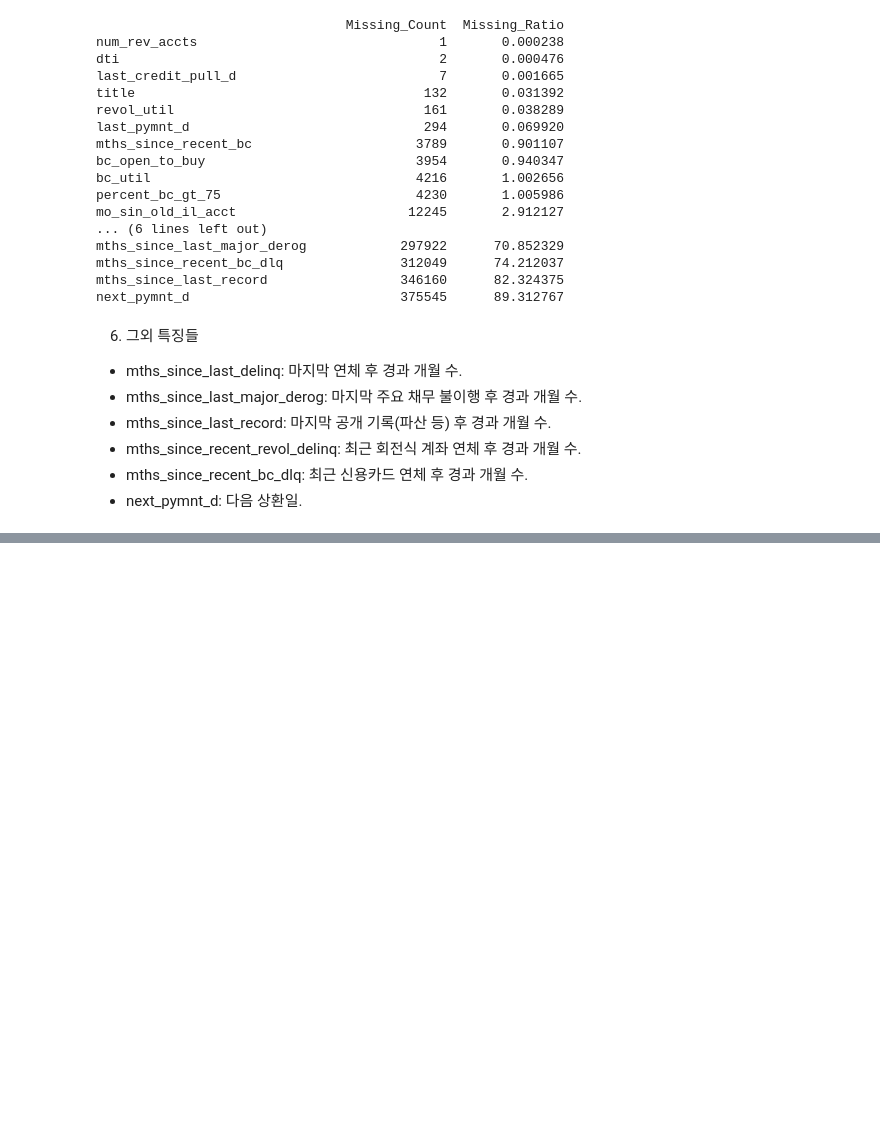
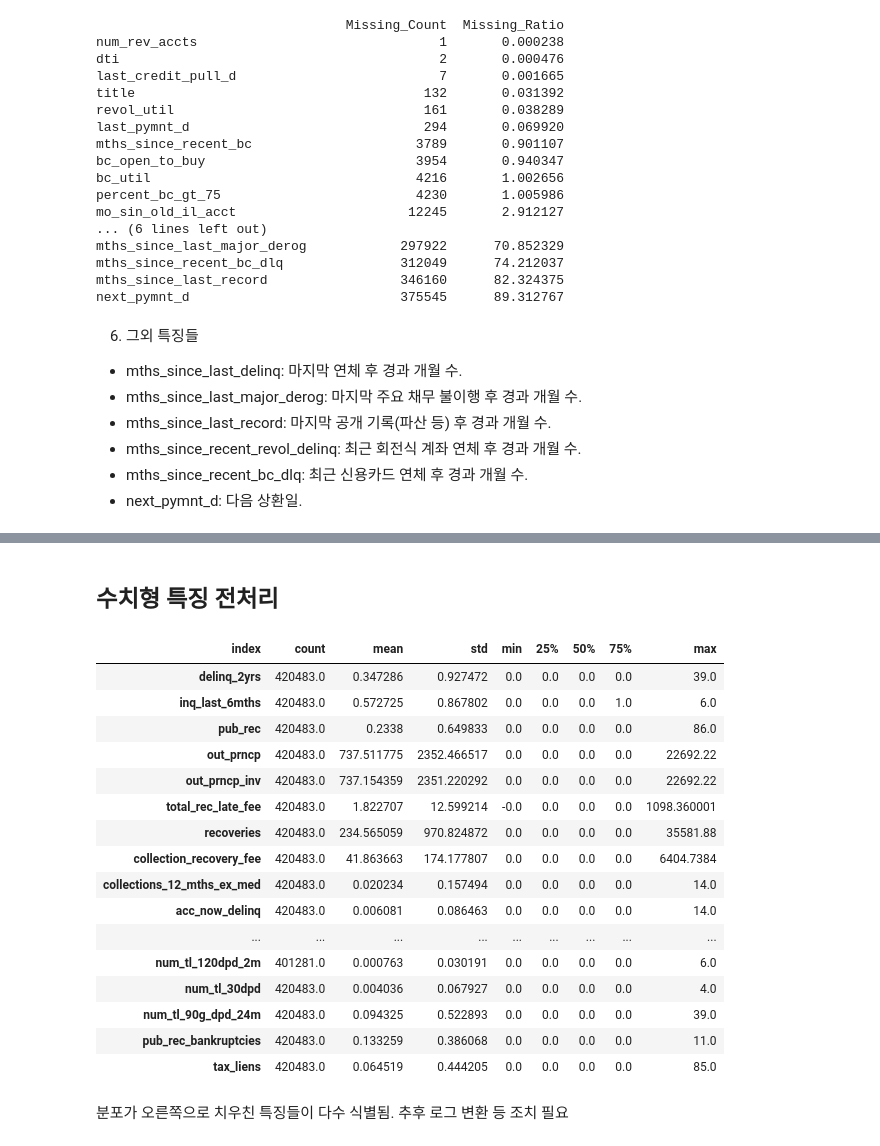
Before and after one commit to hopedom/DS5, a Jupyter notebook: lending-club-prep.ipynb, the cells around one changed output, grey strips where cells are left out. Drawn from its saved outputs; the diff is of its cells as text; code cells hidden in the pictures; blank space fills up the shorter version.

```diff
--- a/lending-club-prep.ipynb
+++ b/lending-club-prep.ipynb
@@ -521,0 +676,11 @@ df1.to_csv('accepted_2015.csv', index = False)
+# %%
+categorical_columns = df1.select_dtypes('object').columns
+
+summary_cat_features = {}
+for col in categorical_columns:
+  nuniq = df1[col].nunique()
+  vals = df1[col].unique()
+  summary_cat_features[col] = {'n_unique': nuniq, 'values': vals}
+
+summary_cat_features = pd.DataFrame(summary_cat_features).T.sort_values('n_unique')
+display(summary_cat_features)
@@ -521,0 +722,39 @@ df1.to_csv('accepted_2015.csv', index = False)
+# %%
+# pymnt_plan (상환 계획), debt_settlement_flag (채무 조정 플래그)는 데이터 누수 위험이 있으니 확인 필요
+
+df1['hardship_flag'] = df1['hardship_flag'].map({'Y':True, 'N':False})
+df1['debt_settlement_flag'] = df1['debt_settlement_flag'].map({'Y':True, 'N':False})
+df1['pymnt_plan'] = df1['pymnt_plan'].map({'y':True, 'n':False})
+
+df1['term'] = df1['term'].map({summary_cat_features.loc['term']['values'][0]:36,
+                              summary_cat_features.loc['term']['values'][1]:60}).astype(int)
+# %%
+df1 = df1.drop(['disbursement_method'], axis=1) # 값 1개만 가짐
+# %% [markdown]
+## 수치형 특징 전처리
+# %%
+tmp = df1.select_dtypes('float').describe().reset_index().T
+tmp.columns = tmp.iloc[0]
+tmp = tmp.drop('index')
+# %%
+tmp[(tmp['min'] <=0) & (tmp['25%'] == 0)]
+# %% [output]
+| index | count | mean | std | min | 25% | 50% | 75% | max |
+| delinq_2yrs | 420483.0 | 0.347286 | 0.927472 | 0.0 | 0.0 | 0.0 | 0.0 | 39.0 |
+| inq_last_6mths | 420483.0 | 0.572725 | 0.867802 | 0.0 | 0.0 | 0.0 | 1.0 | 6.0 |
+| pub_rec | 420483.0 | 0.2338 | 0.649833 | 0.0 | 0.0 | 0.0 | 0.0 | 86.0 |
+| out_prncp | 420483.0 | 737.511775 | 2352.466517 | 0.0 | 0.0 | 0.0 | 0.0 | 22692.22 |
+| out_prncp_inv | 420483.0 | 737.154359 | 2351.220292 | 0.0 | 0.0 | 0.0 | 0.0 | 22692.22 |
+| total_rec_late_fee | 420483.0 | 1.822707 | 12.599214 | -0.0 | 0.0 | 0.0 | 0.0 | 1098.360001 |
+| recoveries | 420483.0 | 234.565059 | 970.824872 | 0.0 | 0.0 | 0.0 | 0.0 | 35581.88 |
+| collection_recovery_fee | 420483.0 | 41.863663 | 174.177807 | 0.0 | 0.0 | 0.0 | 0.0 | 6404.7384 |
+| collections_12_mths_ex_med | 420483.0 | 0.020234 | 0.157494 | 0.0 | 0.0 | 0.0 | 0.0 | 14.0 |
+| acc_now_delinq | 420483.0 | 0.006081 | 0.086463 | 0.0 | 0.0 | 0.0 | 0.0 | 14.0 |
+| ... | ... | ... | ... | ... | ... | ... | ... | ... |
+| num_tl_120dpd_2m | 401281.0 | 0.000763 | 0.030191 | 0.0 | 0.0 | 0.0 | 0.0 | 6.0 |
+| num_tl_30dpd | 420483.0 | 0.004036 | 0.067927 | 0.0 | 0.0 | 0.0 | 0.0 | 4.0 |
+| num_tl_90g_dpd_24m | 420483.0 | 0.094325 | 0.522893 | 0.0 | 0.0 | 0.0 | 0.0 | 39.0 |
+| pub_rec_bankruptcies | 420483.0 | 0.133259 | 0.386068 | 0.0 | 0.0 | 0.0 | 0.0 | 11.0 |
+| tax_liens | 420483.0 | 0.064519 | 0.444205 | 0.0 | 0.0 | 0.0 | 0.0 | 85.0 |
+# %% [markdown]
+분포가 오른쪽으로 치우친 특징들이 다수 식별됨. 추후 로그 변환 등 조치 필요
```
Also changed, not shown: parts of 20 cells of this notebook.
